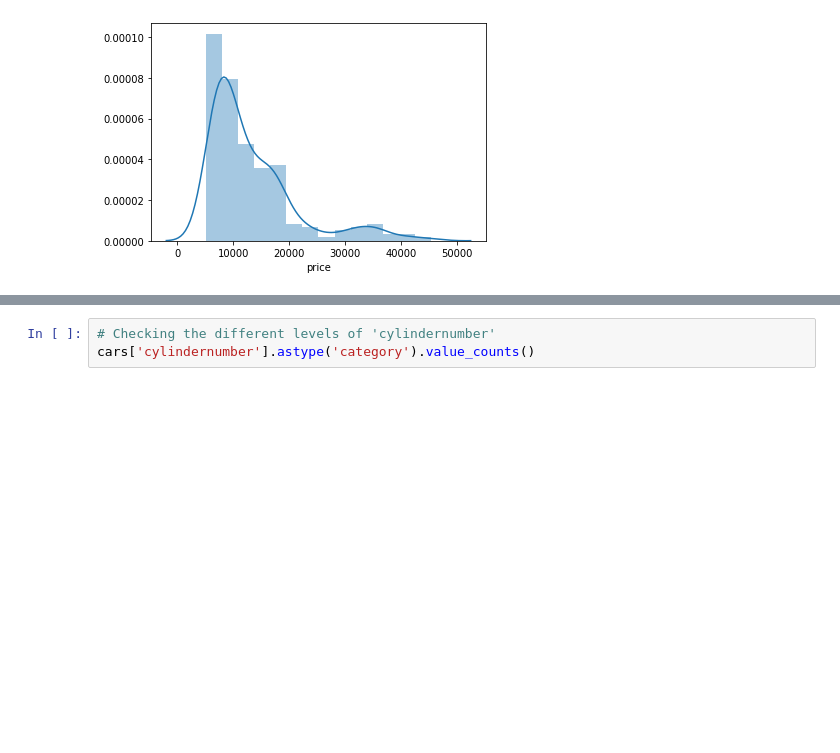
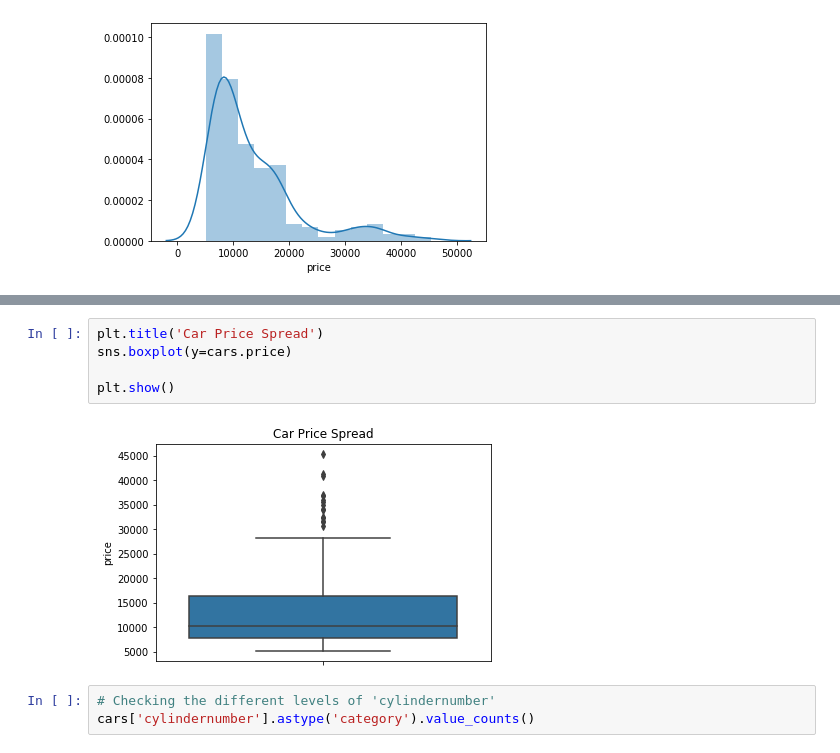
Before and after one commit to Plash/Car-Price-Prediction, a Jupyter notebook: Car price.ipynb, the cells around one changed output, grey strips where cells are left out. Drawn from its saved outputs; the diff is of its cells as text; blank space fills up the shorter version.

```diff
--- a/Car price.ipynb
+++ b/Car price.ipynb
@@ -293,3 +320,10 @@ cars.groupby('fueltype').count()
+# %%
+plt.title('Car Price Spread')
+sns.boxplot(y=cars.price)
+
+plt.show()
+# %% [output]
+[figure, added]
 # %%
 # Checking the different levels of 'cylindernumber'
 cars['cylindernumber'].astype('category').value_counts()
```
Also changed, not shown: parts of 55 cells of this notebook.
